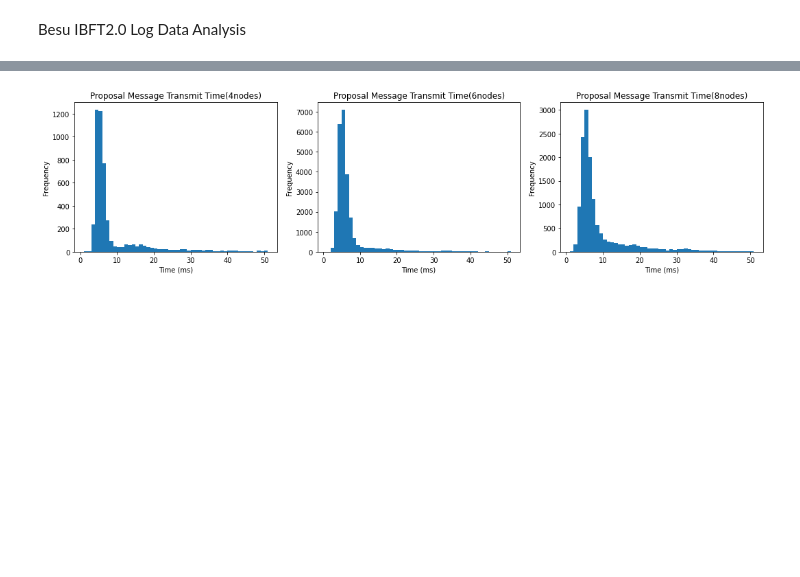
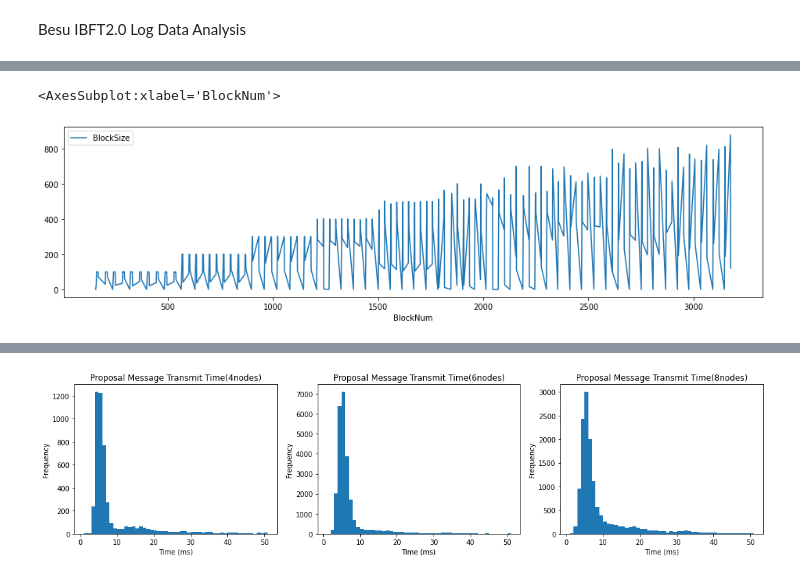
Before and after one commit to CaixiangFan/besu-benchmark, a Jupyter notebook: src/log_analysis.ipynb, the cells around one changed output, grey strips where cells are left out. Saved outputs shown, nothing was run; the diff lists cells and outputs as text; code cells hidden in the pictures; blank space fills up the shorter version.

```diff
--- a/src/log_analysis.ipynb
+++ b/src/log_analysis.ipynb
@@ -159,0 +251,16 @@ ts_pro_8nodes = cal_time_delta(send=send_str, receive=receive_str, df=df8)
+# %%
+df2 = df[df.LogSource == 'QbftBesuControllerBuilder']
+df_des = df2.loc[:, 'Description'].str.split('/', expand=True)
+df_des.rename(columns={0: 'BlockNum',
+                1: 'BlockSize',
+                2: 'Pending',
+                3: 'Gas',
+                4: 'BlockHash'}, inplace=True)
+df_des = df_des.replace(',','', regex=True)
+df_des['BlockNum'] = df_des.BlockNum.str.split('#', expand=True)[1].astype(int)
+df_des['BlockSize'] = df_des.BlockSize.str.split('tx', expand=True)[0].astype(int)
+df_des['Pending'] = df_des.Pending.str.split('pending', expand=True)[0].astype(int)
+df_des['Gas'] = df_des.Gas.str.split('(', expand=True)[0].astype(int)
+
+df2 = df_des[df_des.BlockSize != 0]
+df2
@@ -159,0 +281,5 @@ ts_pro_8nodes = cal_time_delta(send=send_str, receive=receive_str, df=df8)
+# %%
+df2.plot(kind='line', x='BlockNum', y=['BlockSize'], figsize=(16,4))
+# %% [output]
+<AxesSubplot:xlabel='BlockNum'>
+[figure, added]
```
Also changed, not shown: parts of 10 cells of this notebook, 1 other file.
